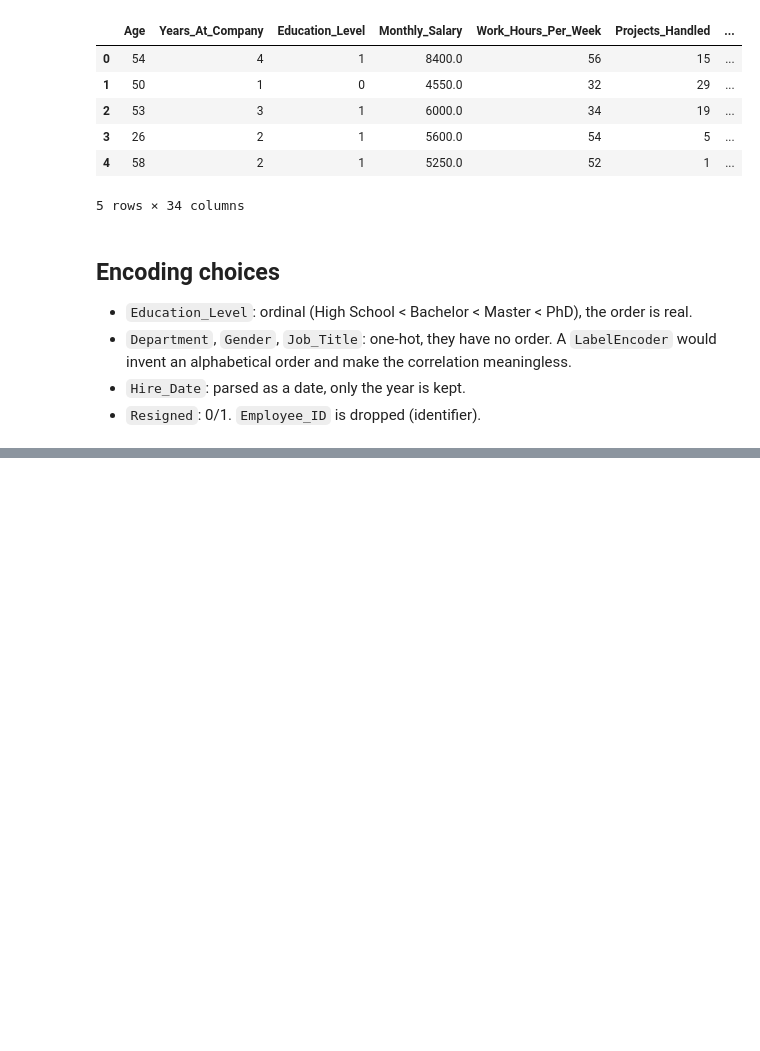
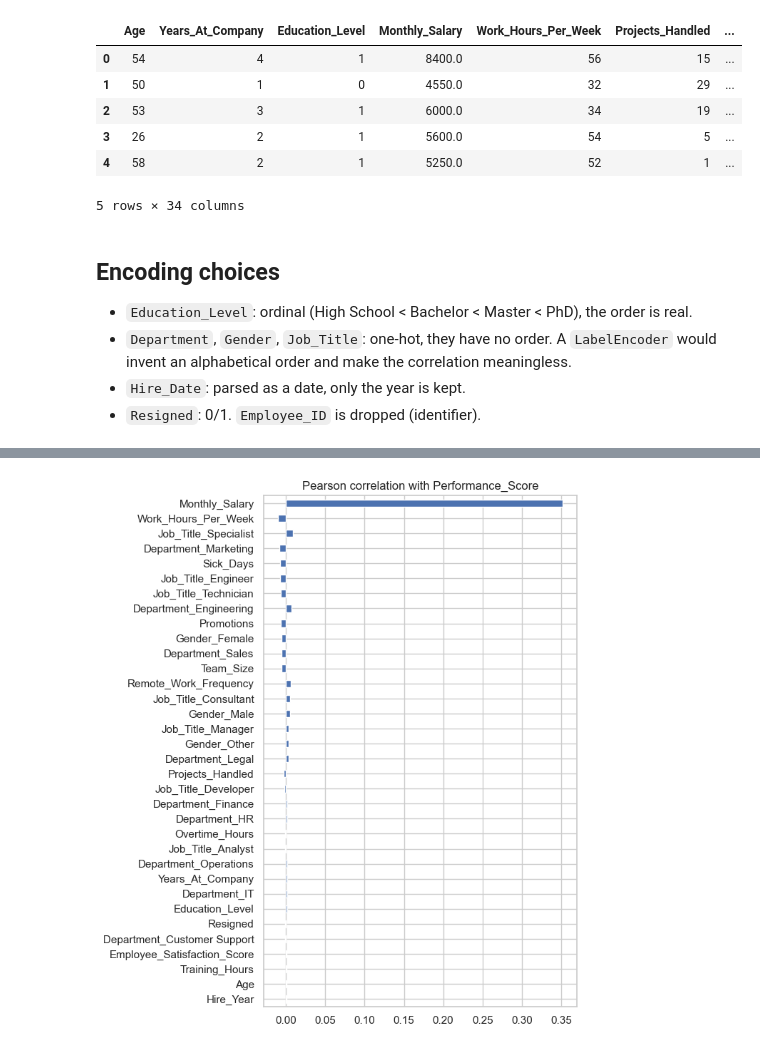
Before and after one commit to mathura-snth/Employee-Perf-Prediction, a Jupyter notebook: notebooks/4-encoding-correlation.ipynb, the cells around one changed output, grey strips where cells are left out. Saved outputs shown, nothing was run; the diff lists cells and outputs as text; code cells hidden in the pictures; blank space fills up the shorter version.

Commit message:
correlation avec target

```diff
--- a/notebooks/4-encoding-correlation.ipynb
+++ b/notebooks/4-encoding-correlation.ipynb
@@ -42,0 +47,7 @@ assert not X.isna().any().any()
+# %%
+corr = pd.DataFrame({
+    'pearson': X.corrwith(y),
+    'spearman': X.corrwith(y, method='spearman'),
+})
+corr = corr.reindex(corr['pearson'].abs().sort_values(ascending=False).index)
+corr.round(4)
@@ -42,0 +72,8 @@ assert not X.isna().any().any()
+# %%
+fig, ax = plt.subplots(figsize=(7, 8))
+corr['pearson'].iloc[::-1].plot.barh(ax=ax)
+ax.set_title('Pearson correlation with Performance_Score')
+plt.tight_layout()
+plt.show()
+# %% [output]
+[figure, added]
```
Also changed, not shown: parts of 2 cells of this notebook.
